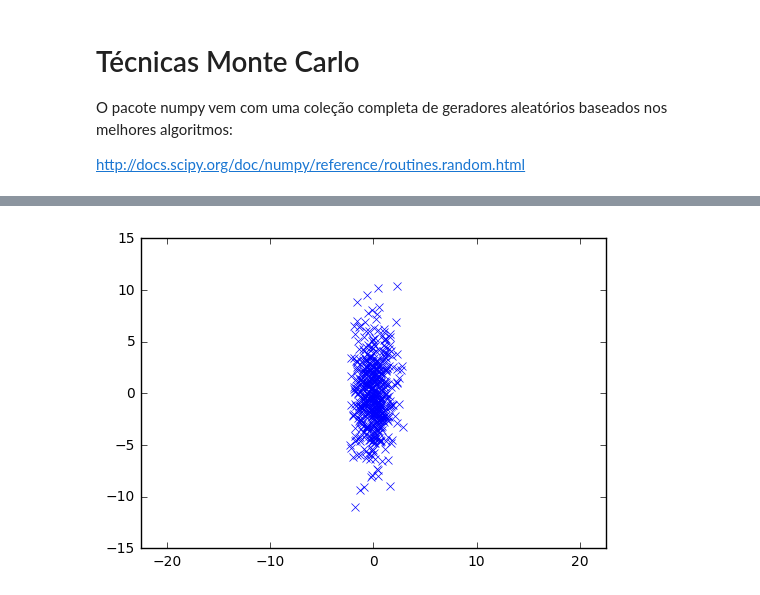
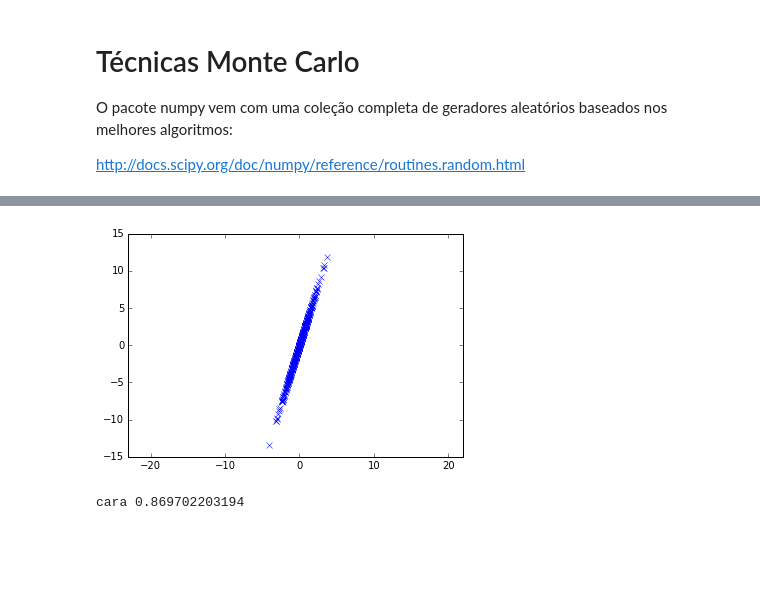
Before and after one commit to hektor-monteiro/python-notebooks, a Jupyter notebook: aula-12.ipynb, the cells around one changed output, grey strips where cells are left out. Drawn from its saved outputs; the diff is of its cells as text; code cells hidden in the pictures; blank space fills up the shorter version.

```diff
--- a/aula-12.ipynb
+++ b/aula-12.ipynb
@@ -36,13 +48,24 @@ plt.show()
 # %%
 import numpy as np
 import matplotlib.pyplot as plt
 
 mean = [0, 0]
-cov = [[1, 0], [0, 10]]  # diagonal covariance
+cov = [[1, 10], [5, 10]]  # diagonal covariance
 
 x, y = np.random.multivariate_normal(mean, cov, 500).T
 plt.plot(x, y, 'x')
 plt.axis('equal')
 plt.show()
 # %% [output]
-[figure, old version]
+[figure, new version]
+# %%
+import numpy as np
+
+p = np.random.random()
+
+if p > 0.2:
+    print 'cara', p
+else:
+    print 'coroa', p
+# %% [output]
+cara 0.869702203194
```
Also changed, not shown: parts of 3 cells of this notebook, 2 other files.
